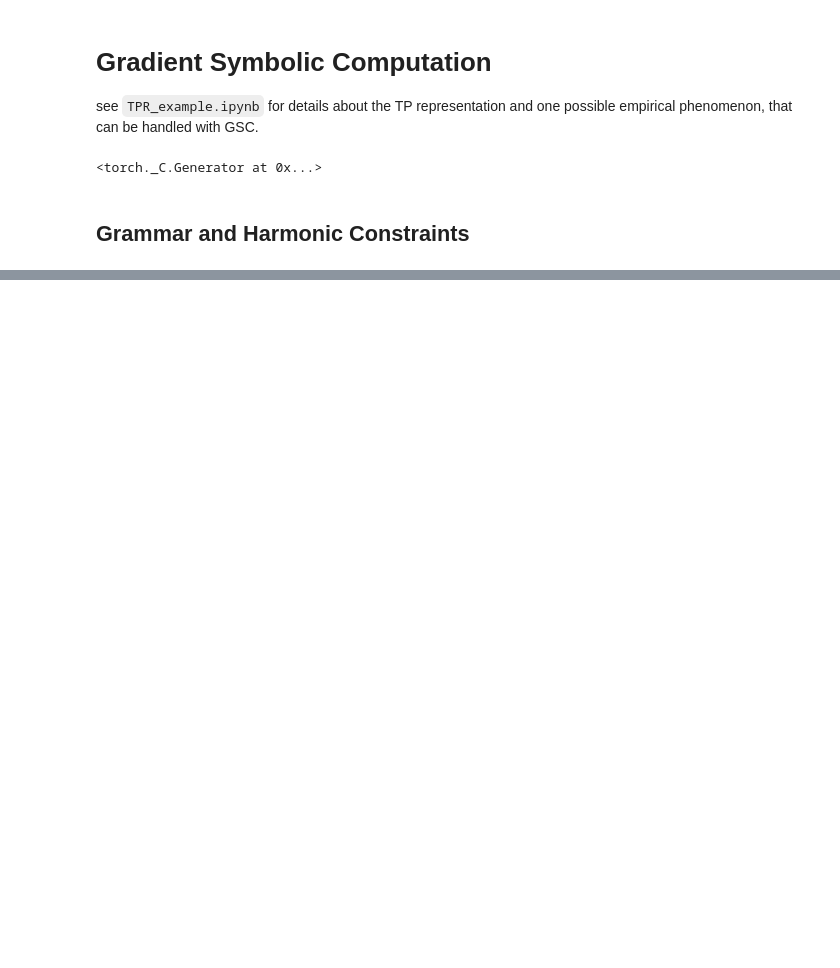
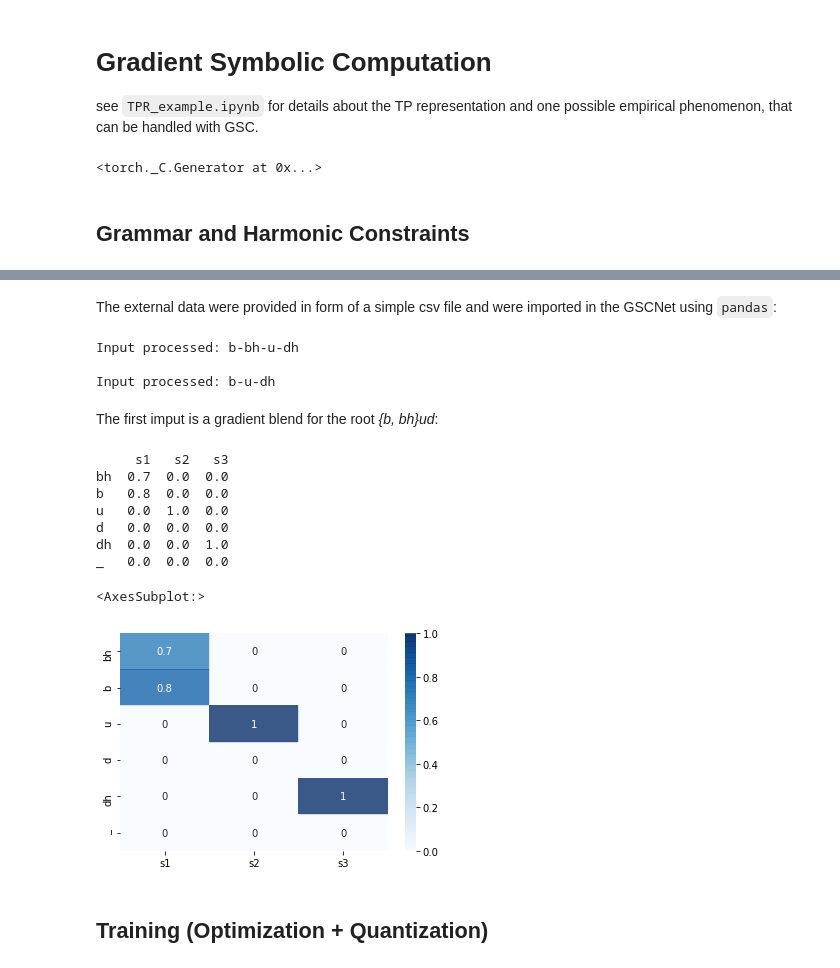
Before and after one commit to amasotti/grascom, a Jupyter notebook: example.ipynb, the cells around one changed output, grey strips where cells are left out. Saved outputs shown, nothing was run; the diff lists cells and outputs as text; code cells hidden in the pictures; blank space fills up the shorter version.

```diff
--- a/example.ipynb
+++ b/example.ipynb
@@ -45,0 +107,17 @@ G.update_Hcc(cons)
+# %%
+# Custom settings (these substitute the hard-coded settings)
+
+# ---------------------------------------
+#           GSC NET
+# ---------------------------------------
+
+custom_settings = {"epochs": 5,
+                   "tgtStd": 0.00125,
+                   "emaFactor": 0.05,
+                   "emaSpeedTol": 0.002,
+                   "dt": 1e-5,
+                   "T_decay_rate": 0.05,
+                   "maxSteps": 50000,
+                   "printInterval": 25000}
+# Initialize
+N = Net(G, custom_settings=custom_settings, extData_path="data/inp_pandas.csv")
@@ -45,0 +134,50 @@ G.update_Hcc(cons)
+# %% [markdown]
+The external data were provided in form of a simple csv file and were imported in the GSCNet using `pandas`:
+# %%
+# EXTERNAL INPUTS
+
+# Read dataframe
+inputs = pd.read_csv("data/inp_pandas.csv", sep=",")
+inputNames = []
+nStimuli = len(inputs['id'].unique())
+
+# Initialize stimuli tensor
+stimuli = torch.zeros((nStimuli, len(fillers) + 1, len(roles)))
+
+# Loop over the single inputs as whole
+for idx, i in enumerate(inputs['id'].unique()):
+    inp_string = ""
+    stimulus = inputs[inputs.id == i].to_numpy()[:, 1:]
+
+    # Loop over the fillers in a given input
+    for filler in stimulus:
+        fidx = N.filler2index[filler[0]]
+        inp_string += filler[0] + "-"
+        for roledix in range(N.grammar.bind.nR):
+            stimuli[idx, fidx, roledix] = filler[roledix+1]
+    print(f"Input processed: {inp_string[:-1]}\n")
+    # Store the names for later plotting
+    inputNames.append(inp_string[:-1])
+# %% [output]
+Input processed: b-bh-u-dh
+
+Input processed: b-u-dh
+# %% [markdown]
+The first imput is a gradient blend for the root *{b, bh}ud*:
+# %%
+b_bh_ud = N.stimuli[0,:,:].numpy()
+b_bh_ud = pd.DataFrame(b_bh_ud, columns=roles, index=fillers)
+print(b_bh_ud)
+sns.heatmap(b_bh_ud, alpha=.8, cmap="Blues", annot=True)
+# %% [output]
+     s1   s2   s3
+bh  0.7  0.0  0.0
+b   0.8  0.0  0.0
+u   0.0  1.0  0.0
+d   0.0  0.0  0.0
+dh  0.0  0.0  1.0
+_   0.0  0.0  0.0
+<AxesSubplot:>
+[figure, added]
+# %% [markdown]
+## Training (Optimization + Quantization)
```
Also changed, not shown: parts of 21 cells of this notebook, 8 other files.
